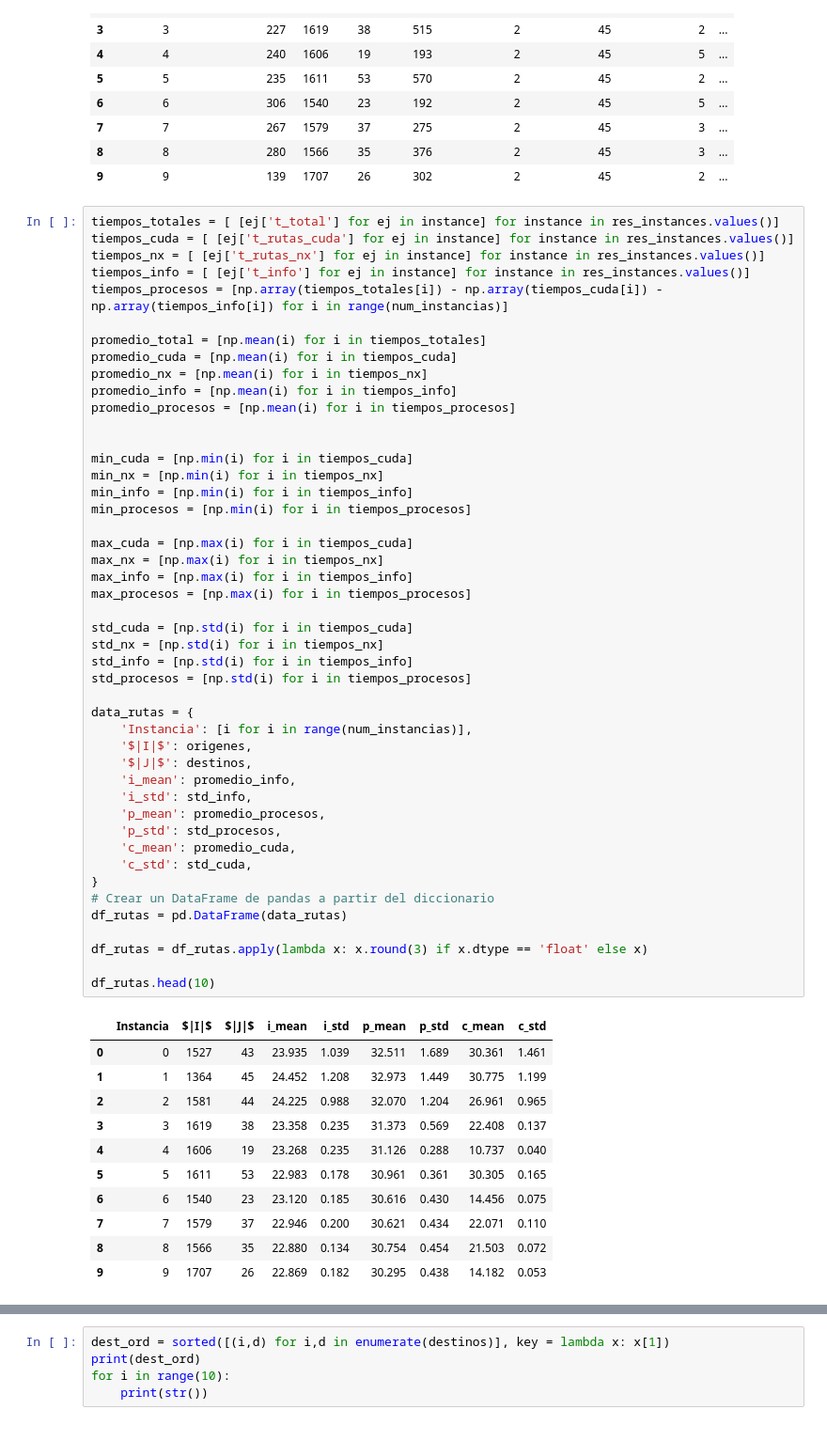
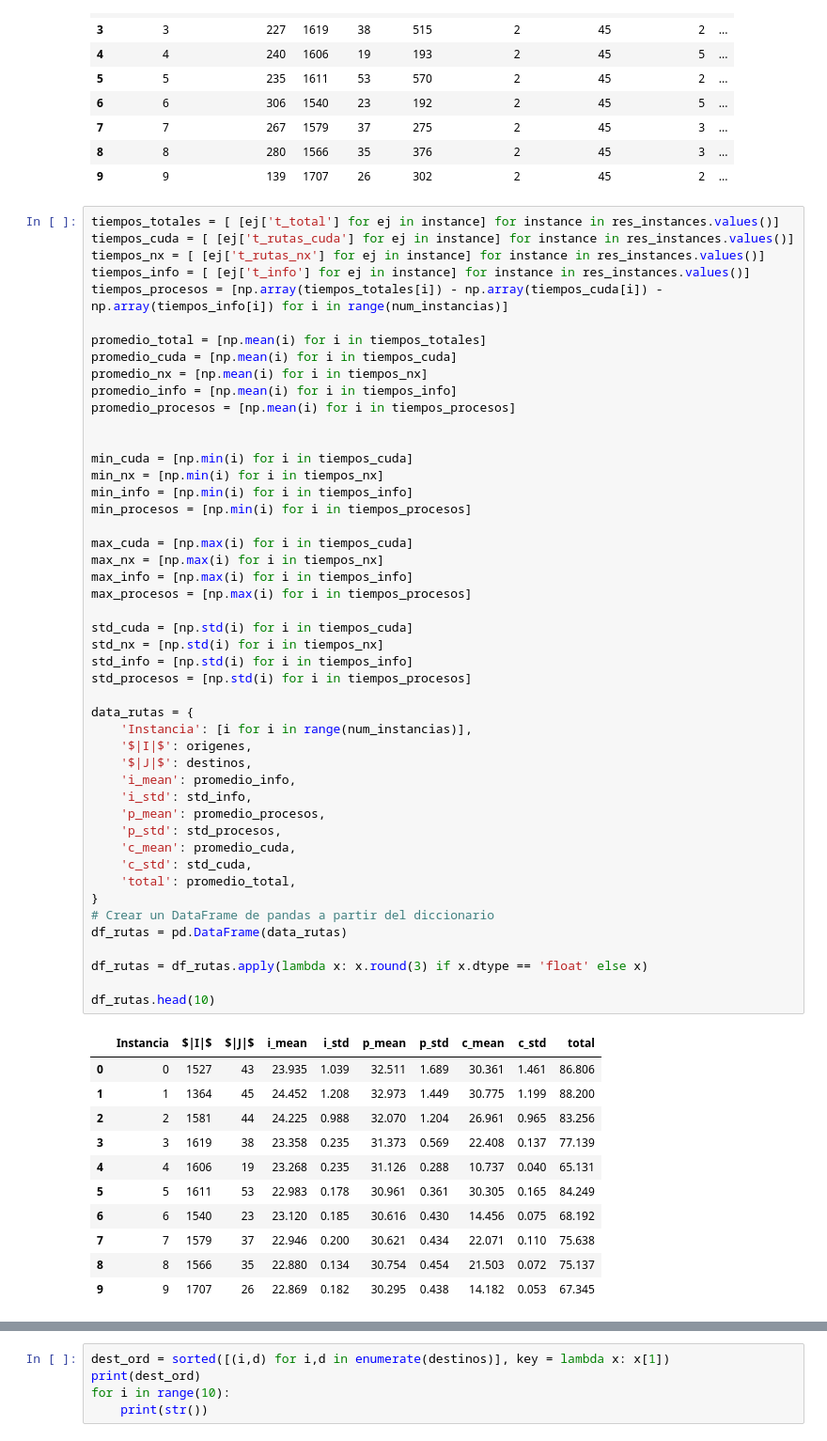
Before and after one commit to JMMorph/AmbulanceLocationAllocation, a Jupyter notebook: Notebooks/Analytics.ipynb, the cells around one changed output, grey strips where cells are left out. Shown: that part at 94% size. Cells and saved outputs as stored; diff of their text form.

```diff
--- a/Notebooks/Analytics.ipynb
+++ b/Notebooks/Analytics.ipynb
@@ -121,41 +121,42 @@ min_info = [np.min(i) for i in tiempos_info]
 min_procesos = [np.min(i) for i in tiempos_procesos]
 
 max_cuda = [np.max(i) for i in tiempos_cuda]
 max_nx = [np.max(i) for i in tiempos_nx]
 max_info = [np.max(i) for i in tiempos_info]
 max_procesos = [np.max(i) for i in tiempos_procesos]
 
 std_cuda = [np.std(i) for i in tiempos_cuda]
 std_nx = [np.std(i) for i in tiempos_nx]
 std_info = [np.std(i) for i in tiempos_info]
 std_procesos = [np.std(i) for i in tiempos_procesos]
 
 data_rutas = {
     'Instancia': [i for i in range(num_instancias)],
     '$|I|$': origenes,
     '$|J|$': destinos,
     'i_mean': promedio_info,
     'i_std': std_info,
     'p_mean': promedio_procesos,
     'p_std': std_procesos,
     'c_mean': promedio_cuda,
     'c_std': std_cuda,
+    'total': promedio_total,
 }
 # Crear un DataFrame de pandas a partir del diccionario
 df_rutas = pd.DataFrame(data_rutas)
 
 df_rutas = df_rutas.apply(lambda x: x.round(3) if x.dtype == 'float' else x)
 
 df_rutas.head(10)
 # %% [output]
-|  | Instancia | $|I|$ | $|J|$ | i_mean | i_std | p_mean | p_std | c_mean | c_std |
-| 0 | 0 | 1527 | 43 | 23.935 | 1.039 | 32.511 | 1.689 | 30.361 | 1.461 |
-| 1 | 1 | 1364 | 45 | 24.452 | 1.208 | 32.973 | 1.449 | 30.775 | 1.199 |
-| 2 | 2 | 1581 | 44 | 24.225 | 0.988 | 32.070 | 1.204 | 26.961 | 0.965 |
-| 3 | 3 | 1619 | 38 | 23.358 | 0.235 | 31.373 | 0.569 | 22.408 | 0.137 |
-| 4 | 4 | 1606 | 19 | 23.268 | 0.235 | 31.126 | 0.288 | 10.737 | 0.040 |
-| 5 | 5 | 1611 | 53 | 22.983 | 0.178 | 30.961 | 0.361 | 30.305 | 0.165 |
-| 6 | 6 | 1540 | 23 | 23.120 | 0.185 | 30.616 | 0.430 | 14.456 | 0.075 |
-| 7 | 7 | 1579 | 37 | 22.946 | 0.200 | 30.621 | 0.434 | 22.071 | 0.110 |
-| 8 | 8 | 1566 | 35 | 22.880 | 0.134 | 30.754 | 0.454 | 21.503 | 0.072 |
-| 9 | 9 | 1707 | 26 | 22.869 | 0.182 | 30.295 | 0.438 | 14.182 | 0.053 |
+|  | Instancia | $|I|$ | $|J|$ | i_mean | i_std | p_mean | p_std | c_mean | c_std | total |
+| 0 | 0 | 1527 | 43 | 23.935 | 1.039 | 32.511 | 1.689 | 30.361 | 1.461 | 86.806 |
+| 1 | 1 | 1364 | 45 | 24.452 | 1.208 | 32.973 | 1.449 | 30.775 | 1.199 | 88.200 |
+| 2 | 2 | 1581 | 44 | 24.225 | 0.988 | 32.070 | 1.204 | 26.961 | 0.965 | 83.256 |
+| 3 | 3 | 1619 | 38 | 23.358 | 0.235 | 31.373 | 0.569 | 22.408 | 0.137 | 77.139 |
+| 4 | 4 | 1606 | 19 | 23.268 | 0.235 | 31.126 | 0.288 | 10.737 | 0.040 | 65.131 |
+| 5 | 5 | 1611 | 53 | 22.983 | 0.178 | 30.961 | 0.361 | 30.305 | 0.165 | 84.249 |
+| 6 | 6 | 1540 | 23 | 23.120 | 0.185 | 30.616 | 0.430 | 14.456 | 0.075 | 68.192 |
+| 7 | 7 | 1579 | 37 | 22.946 | 0.200 | 30.621 | 0.434 | 22.071 | 0.110 | 75.638 |
+| 8 | 8 | 1566 | 35 | 22.880 | 0.134 | 30.754 | 0.454 | 21.503 | 0.072 | 75.137 |
+| 9 | 9 | 1707 | 26 | 22.869 | 0.182 | 30.295 | 0.438 | 14.182 | 0.053 | 67.345 |
```
Also changed, not shown: parts of 6 cells of this notebook, 2 other files.
